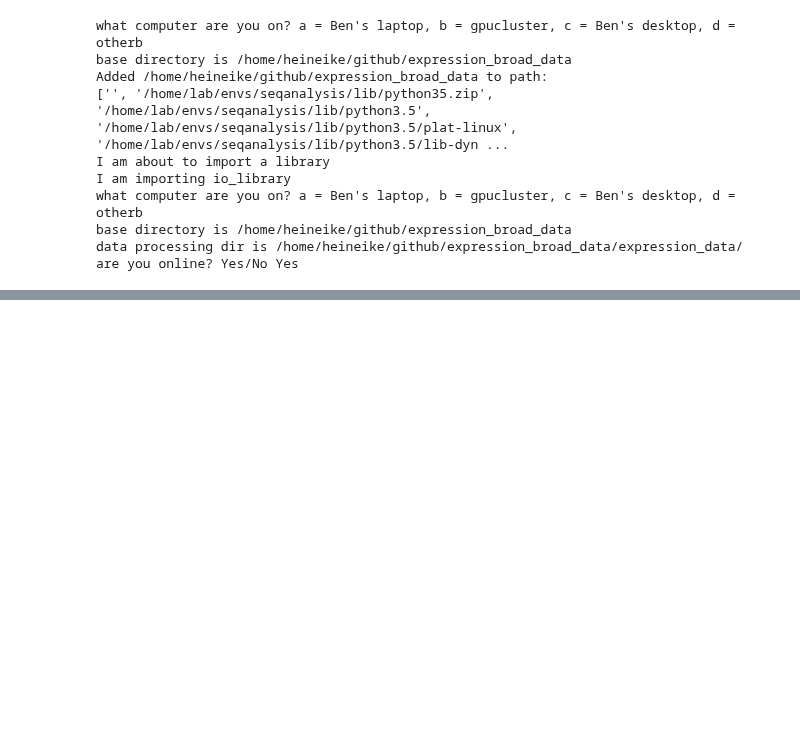
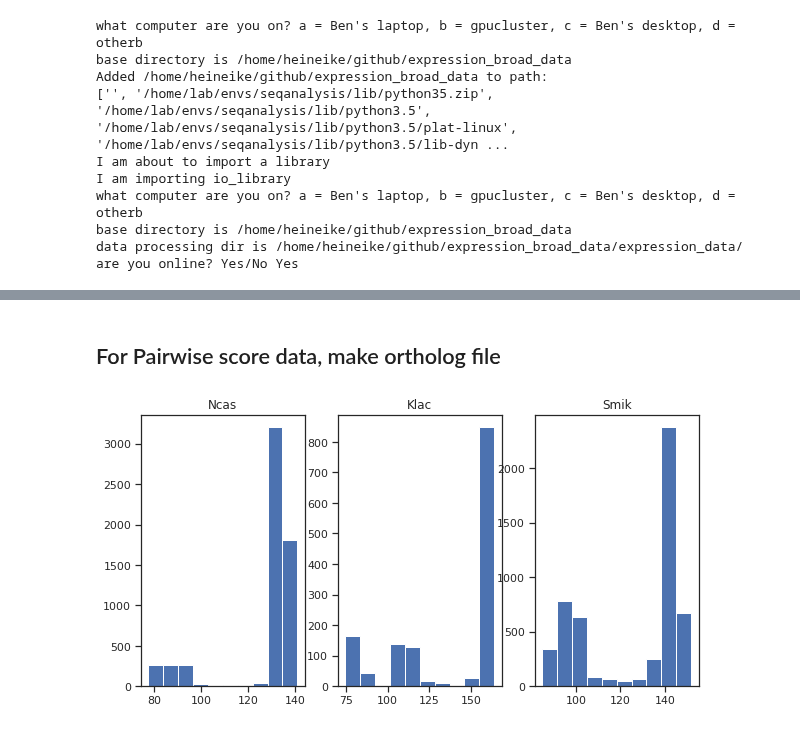
Before and after one commit to heineike02/yeast_esr_expression_analysis, a Jupyter notebook: scripts/20190131_YGOB_to_regev_mapping.ipynb, the cells around one changed output, grey strips where cells are left out. Drawn from its saved outputs; the diff is of its cells as text; code cells hidden in the pictures; blank space fills up the shorter version.

```diff
--- a/scripts/20190131_YGOB_to_regev_mapping.ipynb
+++ b/scripts/20190131_YGOB_to_regev_mapping.ipynb
@@ -97,3 +97,9 @@ what computer are you on? a = Ben's laptop, b = gpucluster, c = Ben's desktop, d
 base directory is /home/heineike/github/expression_broad_data
 data processing dir is /home/heineike/github/expression_broad_data/expression_data/
 are you online? Yes/No Yes
+# %%
+#Set up orth dir variables
+
+orth_dir_YGOB =  data_processing_dir + "ortholog_files_YGOB" + os.sep
+
+orth_dir_regev = data_processing_dir + "ortholog_files_regev" + os.sep
@@ -99,0 +325,7 @@ are you online? Yes/No Yes
+# %%
+#Save pairwise_score dictionary
+orth_dir = orth_dir_regev
+pairwise_score_fname = orth_dir + os.path.normpath("AA_lists/" + spec + "_pairwise_score.pkl")
+
+with open(pairwise_score_fname,'wb') as file:
+    pickle.dump(pairwise_score, file)
@@ -99,0 +385,28 @@ are you online? Yes/No Yes
+# %% [markdown]
+## For Pairwise score data, make ortholog file
+# %%
+## Show histogram of the pairwise scores and use it to choose thresholds:
+
+fig, axarr = plt.subplots(1,3, figsize=(10,5))
+
+#pairwise_scores = {}
+for jj, spec in enumerate(['Ncas','Klac','Smik']):
+
+    pairwise_score_fname = data_processing_dir + os.path.normpath("ortholog_files_YGOB/AA_lists/" + spec + "_pairwise_score.pkl")
+
+    with open(pairwise_score_fname,'rb') as file:
+        pairwise_score= pickle.load(file)
+
+    pairwise_scores[spec] = pairwise_score
+    #Use histogram to choose thresholds
+    maxvals = []
+    for genename_YGOB, options in pairwise_score.items():
+        idxmax = options.idxmax()
+        maxval = options[idxmax]
+        maxvals.append(maxval)
+
+    ax = axarr[jj]
+    ax.hist(maxvals)
+    ax.set_title(spec)
+# %% [output]
+[figure, added]
```
Also changed, not shown: parts of 33 cells of this notebook, 1 other file.
